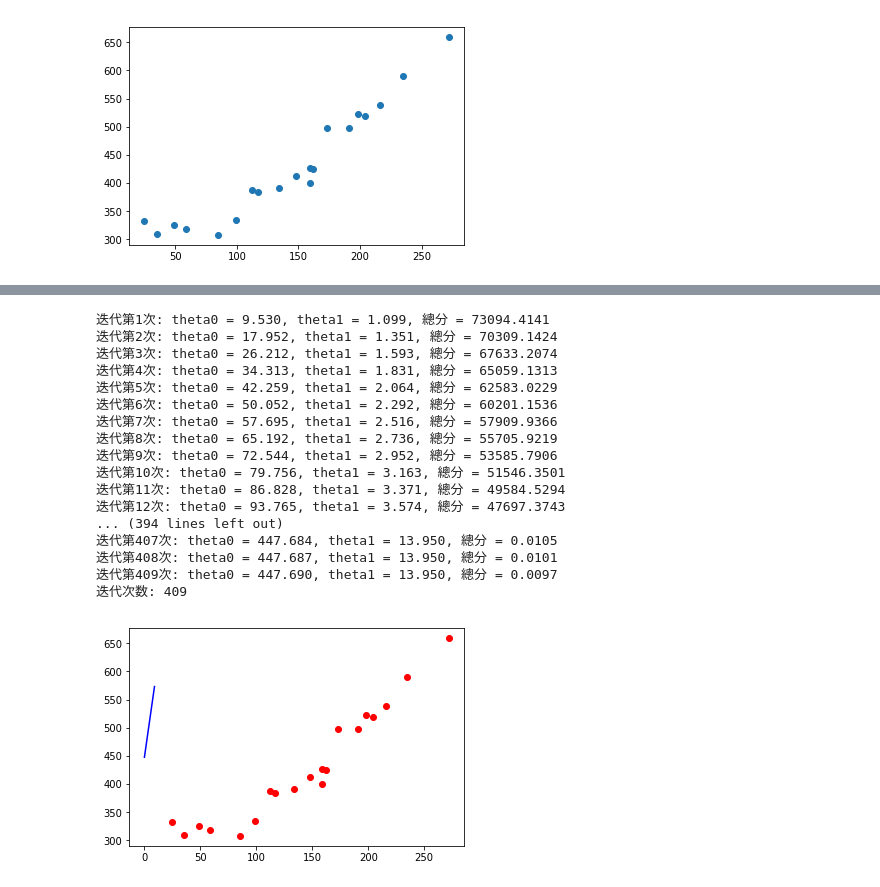
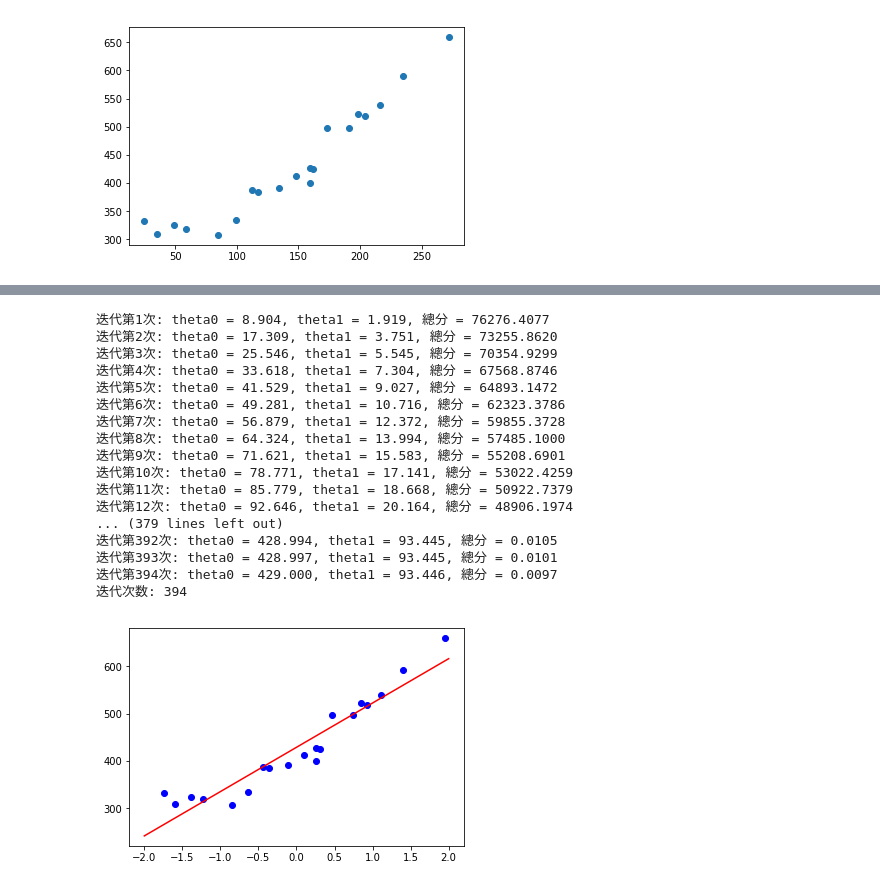
Before and after one commit to jennychiou/Class_AI, a Jupyter notebook: HW/7107029022_920_AIhomewok.ipynb, the cells around one changed output, grey strips where cells are left out. Cells and saved outputs as stored; diff of their text form; code cells hidden in the pictures.

```diff
--- a/HW/7107029022_920_AIhomewok.ipynb
+++ b/HW/7107029022_920_AIhomewok.ipynb
@@ -39,0 +34,12 @@ plt.show()
+# %%
+#標準化
+mu = train_x.mean()
+sigma = train_x.std()
+def standardize(x):
+    return (x-mu)/sigma
+
+train_z = standardize(train_x)
+print(train_z)
+
+plt.scatter(train_z,train_y)
+plt.show()
@@ -70,26 +82,29 @@ while diff > 1e-2:
 
 print('迭代次数: %d' % count)
 # %% [output]
-迭代第1次: theta0 = 9.530, theta1 = 1.099, 總分 = 73094.4141
-迭代第2次: theta0 = 17.952, theta1 = 1.351, 總分 = 70309.1424
-迭代第3次: theta0 = 26.212, theta1 = 1.593, 總分 = 67633.2074
-迭代第4次: theta0 = 34.313, theta1 = 1.831, 總分 = 65059.1313
-迭代第5次: theta0 = 42.259, theta1 = 2.064, 總分 = 62583.0229
-迭代第6次: theta0 = 50.052, theta1 = 2.292, 總分 = 60201.1536
-迭代第7次: theta0 = 57.695, theta1 = 2.516, 總分 = 57909.9366
-迭代第8次: theta0 = 65.192, theta1 = 2.736, 總分 = 55705.9219
-迭代第9次: theta0 = 72.544, theta1 = 2.952, 總分 = 53585.7906
-迭代第10次: theta0 = 79.756, theta1 = 3.163, 總分 = 51546.3501
-迭代第11次: theta0 = 86.828, theta1 = 3.371, 總分 = 49584.5294
-迭代第12次: theta0 = 93.765, theta1 = 3.574, 總分 = 47697.3743
-... (394 lines left out)
-迭代第407次: theta0 = 447.684, theta1 = 13.950, 總分 = 0.0105
-迭代第408次: theta0 = 447.687, theta1 = 13.950, 總分 = 0.0101
-迭代第409次: theta0 = 447.690, theta1 = 13.950, 總分 = 0.0097
-迭代次数: 409
+迭代第1次: theta0 = 8.904, theta1 = 1.919, 總分 = 76276.4077
+迭代第2次: theta0 = 17.309, theta1 = 3.751, 總分 = 73255.8620
+迭代第3次: theta0 = 25.546, theta1 = 5.545, 總分 = 70354.9299
+迭代第4次: theta0 = 33.618, theta1 = 7.304, 總分 = 67568.8746
+迭代第5次: theta0 = 41.529, theta1 = 9.027, 總分 = 64893.1472
+迭代第6次: theta0 = 49.281, theta1 = 10.716, 總分 = 62323.3786
+迭代第7次: theta0 = 56.879, theta1 = 12.372, 總分 = 59855.3728
+迭代第8次: theta0 = 64.324, theta1 = 13.994, 總分 = 57485.1000
+迭代第9次: theta0 = 71.621, theta1 = 15.583, 總分 = 55208.6901
+迭代第10次: theta0 = 78.771, theta1 = 17.141, 總分 = 53022.4259
+迭代第11次: theta0 = 85.779, theta1 = 18.668, 總分 = 50922.7379
+迭代第12次: theta0 = 92.646, theta1 = 20.164, 總分 = 48906.1974
+... (379 lines left out)
+迭代第392次: theta0 = 428.994, theta1 = 93.445, 總分 = 0.0105
+迭代第393次: theta0 = 428.997, theta1 = 93.445, 總分 = 0.0101
+迭代第394次: theta0 = 429.000, theta1 = 93.446, 總分 = 0.0097
+迭代次数: 394
 # %%
-plt.scatter(train_x,train_y,color='red')
-plt.plot(X,Y,color='blue')
+X = range(-2,3)
+Y = [(theta1*i+theta0) for i in X]
+
+plt.scatter(train_z,train_y,color='blue')
+plt.plot(X,Y,color='red')
 plt.show()
 # %% [output]
-[figure, old version]
+[figure, new version]
```
Also changed, not shown: parts of 3 cells of this notebook, 1 other file.
